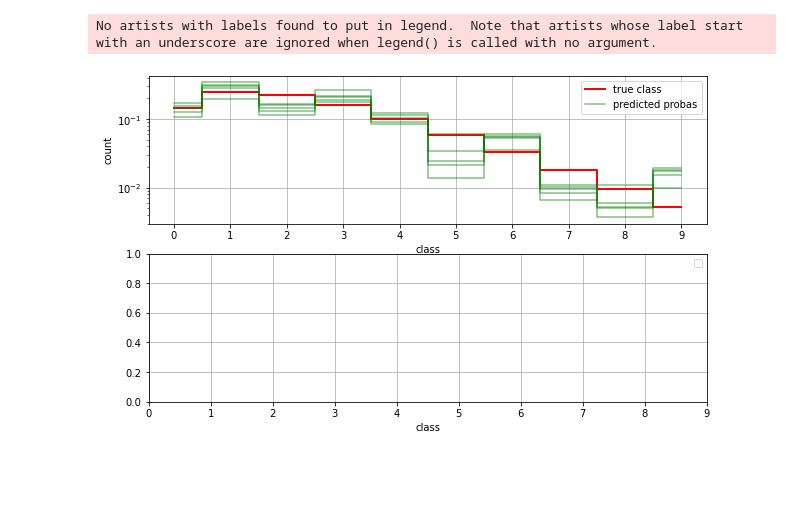
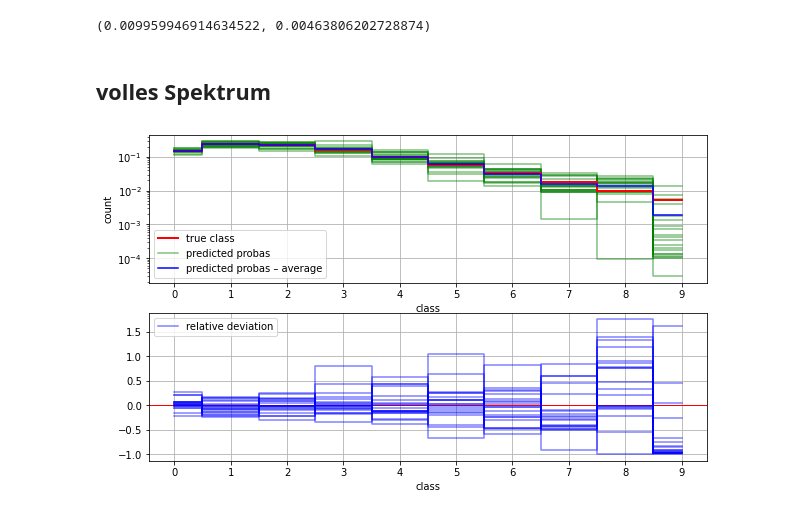
Before and after one commit to NicoWeio/Bachelor-code, a Jupyter notebook: d_evaluate_bootstrap.ipynb, the cells around one changed output. Saved outputs shown, nothing was run; the diff lists cells and outputs as text; code cells hidden in the pictures; blank space fills up the shorter version.

```diff
--- a/d_evaluate_bootstrap.ipynb
+++ b/d_evaluate_bootstrap.ipynb
@@ -41,10 +16,52 @@ true_labels.shape, predicted_probas.shape
 # %%
-true_spectrum = d_evaluate.spectrum_from_labels(true_labels)
+true_spectrum = d_evaluate.spectrum_from_labels(true_labels) # TODO: There is no single true spectrum, actually
+true_spectra = [d_evaluate.spectrum_from_labels(single_bs[0]) for single_bs in bs_bundle]
+
 # pred_spectrum = d_evaluate.spectrum_from_probas(predicted_probas)
-
 pred_spectra = [d_evaluate.spectrum_from_probas(single_bs[1]) for single_bs in bs_bundle]
-
-plot_spectrum(true_spectrum, pred_spectra, BINS, save=False);
-# %% [output]
-No artists with labels found to put in legend.  Note that artists whose label start with an underscore are ignored when legend() is called with no argument.
-[figure, removed]
+# %%
+from scipy.stats import wasserstein_distance
+
+wd_list = np.array([wasserstein_distance(true_spectrum, single_pred_spectrum) for single_pred_spectrum in pred_spectra])
+wd_list.mean(), wd_list.std()
+# %% [output]
+(0.009959946914634522, 0.00463806202728874)
+# %% [markdown]
+## volles Spektrum
+# %%
+def plot_spectrum_all(true_spectra, pred_spectra, BINS, save=False):
+    fig, axs = plt.subplots(2, 1, figsize=(10, 6))
+
+    # plt.hist(BINS[:-1], BINS, weights=spectrum_from_labels(labels), color='red', label='true class')
+
+    for i, single_true_spectrum in enumerate(true_spectra):
+        axs[0].plot(BINS, single_true_spectrum, drawstyle='steps-mid', color='red',
+                    linewidth=2, zorder=20, label=("true class" if i == 0 else None))
+        # axs[0].plot(BINS, spectrum_from_labels(predicted_labels), drawstyle='steps-mid', color='royalblue', label='predicted class')
+
+    for i, single_pred_spectrum in enumerate(pred_spectra):
+        axs[0].plot(BINS, single_pred_spectrum, drawstyle='steps-mid', color='green',
+                    alpha=0.5, zorder=10, label=("predicted probas" if i == 0 else None))
+
+    avg_pred_spectrum = np.mean(pred_spectra, axis=0)
+    axs[0].plot(BINS, avg_pred_spectrum, drawstyle='steps-mid', color='blue', zorder=20, label="predicted probas – average")
+
+    axs[0].set_ylabel('count')
+    axs[0].set_yscale('log')
+
+    axs[1].axhline(0, color='red', linewidth=1)
+    for i, (single_true_spectrum, single_pred_spectrum) in enumerate(zip(true_spectra, pred_spectra)):
+        axs[1].plot(BINS, (single_pred_spectrum - single_true_spectrum) / single_true_spectrum, drawstyle='steps-mid',
+                    color='blue',  alpha=0.5, label=("relative deviation" if i == 0 else None))
+
+    for ax in axs:
+        ax.set_xlabel('class')
+        ax.set_xticks(BINS)
+        ax.grid()
+        ax.legend()
+
+    return fig
+# %%
+plot_spectrum_all(true_spectra, pred_spectra, BINS, save=False);
+# %% [output]
+[figure, added]
```
Also changed, not shown: parts of 12 cells of this notebook.
